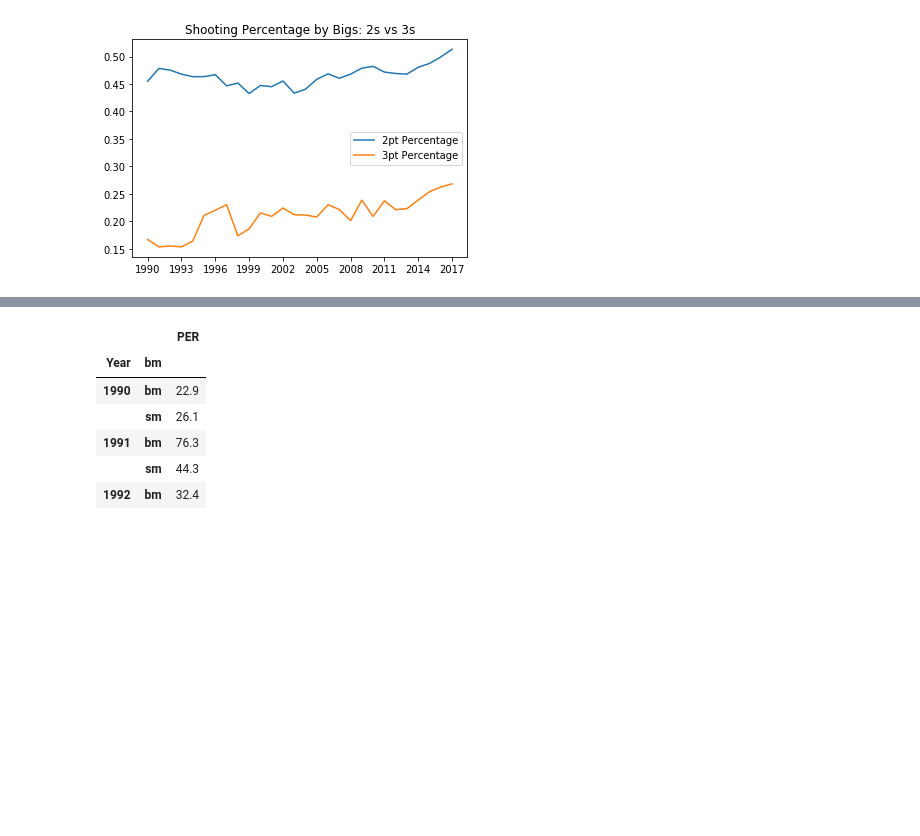
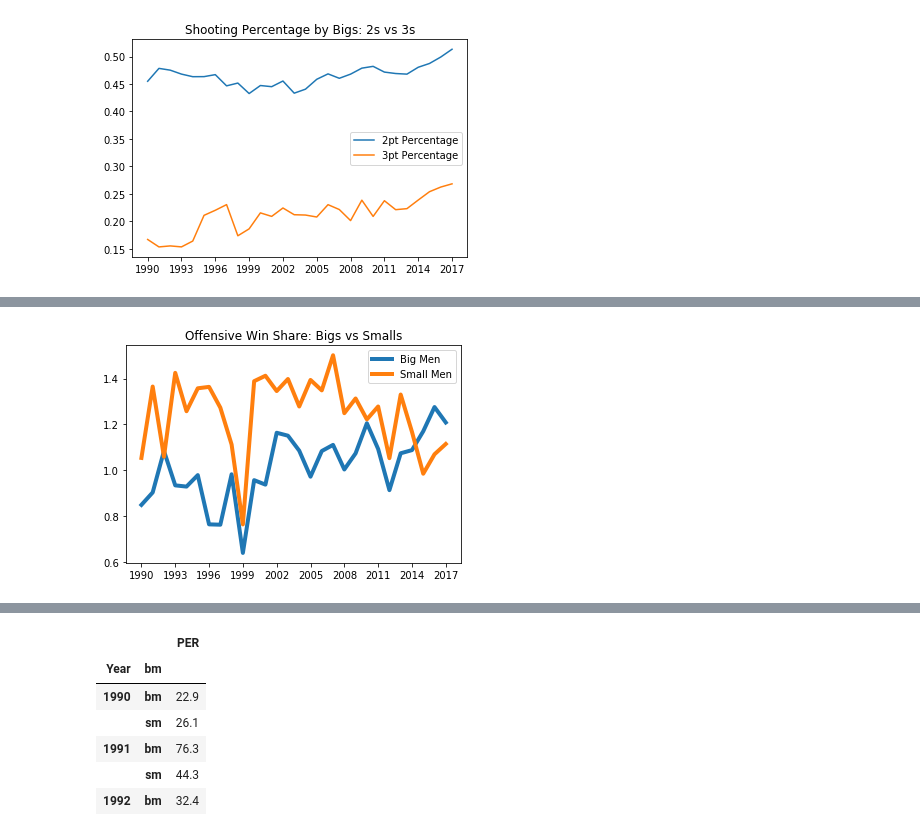
Before and after one commit to logan7734/Project1_repo, a Jupyter notebook: andrew_project_1.ipynb, the cells around one changed output, grey strips where cells are left out. Cells and saved outputs as stored; diff of their text form; code cells hidden in the pictures; blank space fills up the shorter version.

```diff
--- a/andrew_project_1.ipynb
+++ b/andrew_project_1.ipynb
@@ -900 +958,25 @@ plt.show()
+# %%
+#Creating a graph for offensive win shares
+bm_ows = sm_df['OWS'].mean()
+sm_ows = sm_df['OWS'].mean()
+
+bm_ows = bm_ows.reset_index()
+sm_ows = sm_ows.reset_index()
+
+
+bm_ows_graph = bm_ows.loc[bm_ows["bm"]=="bm"]
+sm_ows_graph = sm_ows.loc[sm_ows['bm']=='sm']
+
+plt.plot(bm_ows_graph['Year'], bm_ows_graph['OWS'],
+      label = 'Big Men', linewidth = 4)
+plt.plot(sm_ows_graph['Year'], sm_ows_graph['OWS'],
+      label = 'Small Men', linewidth = 4)
+plt.xticks(np.arange(1990,2018, step=3))
+plt.legend()
+plt.title('Offensive Win Share: Bigs vs Smalls')
+plt.savefig
+
+plt.show()
+# %% [output]
+[figure, added]
 # %%
```
Also changed, not shown: parts of 12 cells of this notebook, 9 other files.
